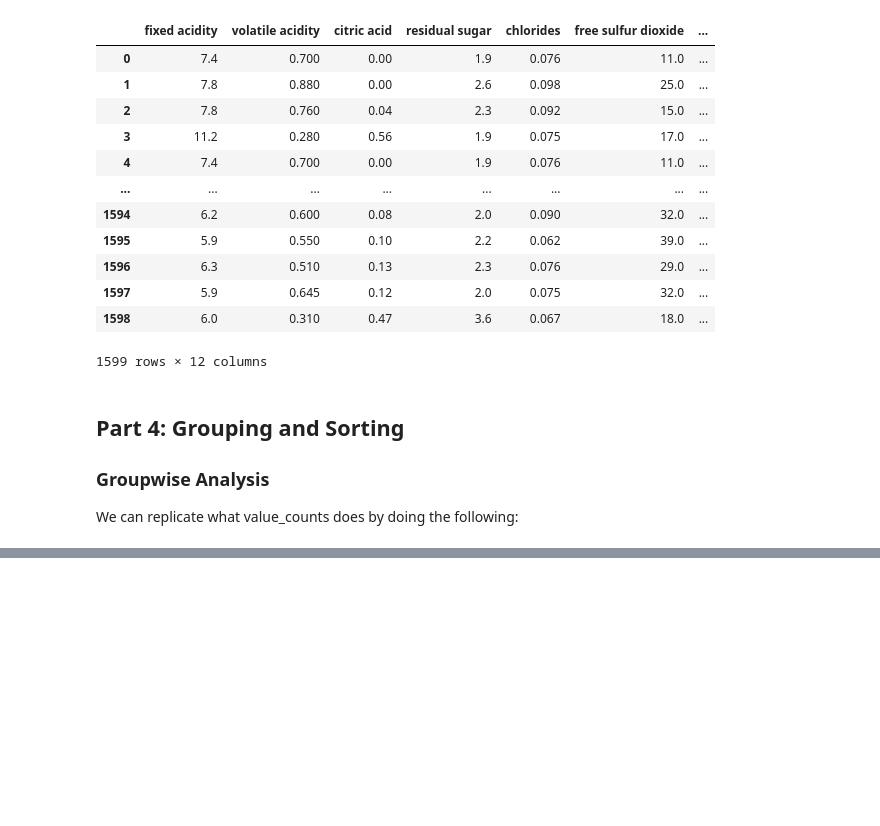
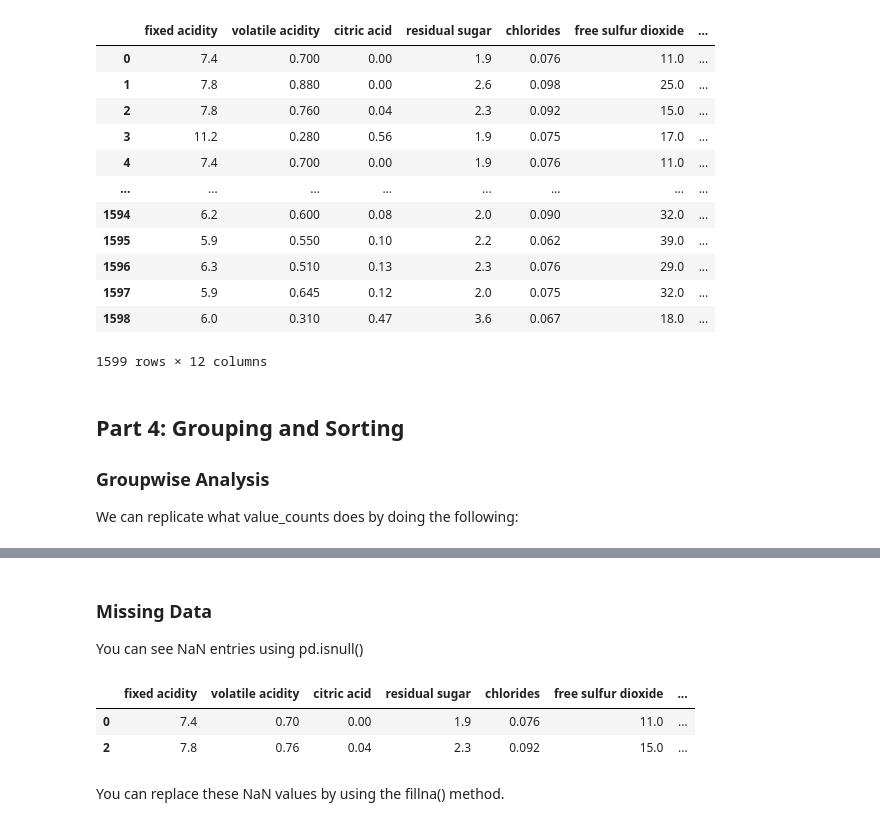
Before and after one commit to alihuss1017/ML-Notes, a Jupyter notebook: machine-learning/intro-to-pandas.ipynb, the cells around one changed output, grey strips where cells are left out. Cells and saved outputs as stored; diff of their text form; code cells hidden in the pictures; blank space fills up the shorter version.

```diff
--- a/machine-learning/intro-to-pandas.ipynb
+++ b/machine-learning/intro-to-pandas.ipynb
@@ -310,0 +357,12 @@ Name: quality, dtype: int64
+# %% [markdown]
+### Missing Data
+
+You can see NaN entries using pd.isnull()
+# %%
+wine_data[pd.isnull(wine_data.quality)]
+# %% [output]
+|  | fixed acidity | volatile acidity | citric acid | residual sugar | chlorides | free sulfur dioxide | ... |
+| 0 | 7.4 | 0.70 | 0.00 | 1.9 | 0.076 | 11.0 | ... |
+| 2 | 7.8 | 0.76 | 0.04 | 2.3 | 0.092 | 15.0 | ... |
+# %% [markdown]
+You can replace these NaN values by using the fillna() method.
```
Also changed, not shown: parts of 22 cells of this notebook, 12 other files.
